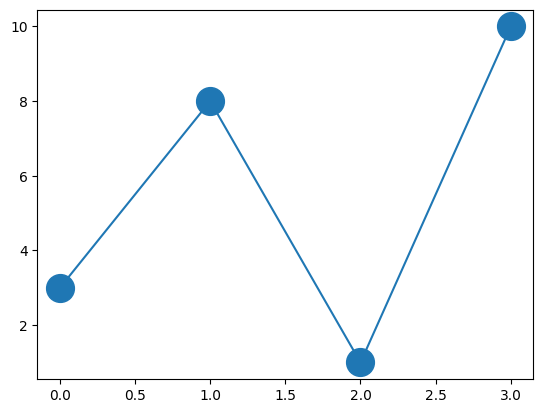
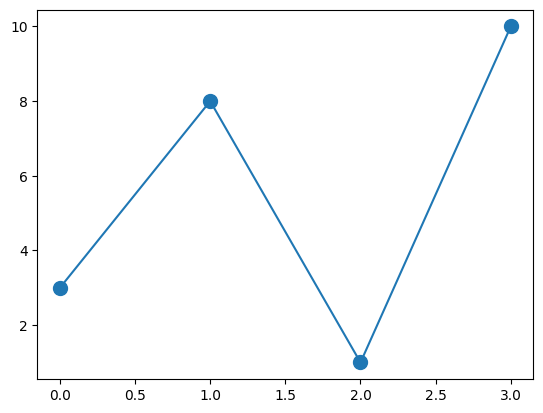
The notebook cell's code change between the first figure and the second:
--- before
+++ after
@@ -5,4 +5,4 @@
 ypoints = np.array([3, 8, 1, 10])
 
-plt.plot(ypoints, marker = 'o', ms = 20)
+plt.plot(ypoints, marker = 'o', ms = 10)
 plt.show()

Commit: ML Introduction